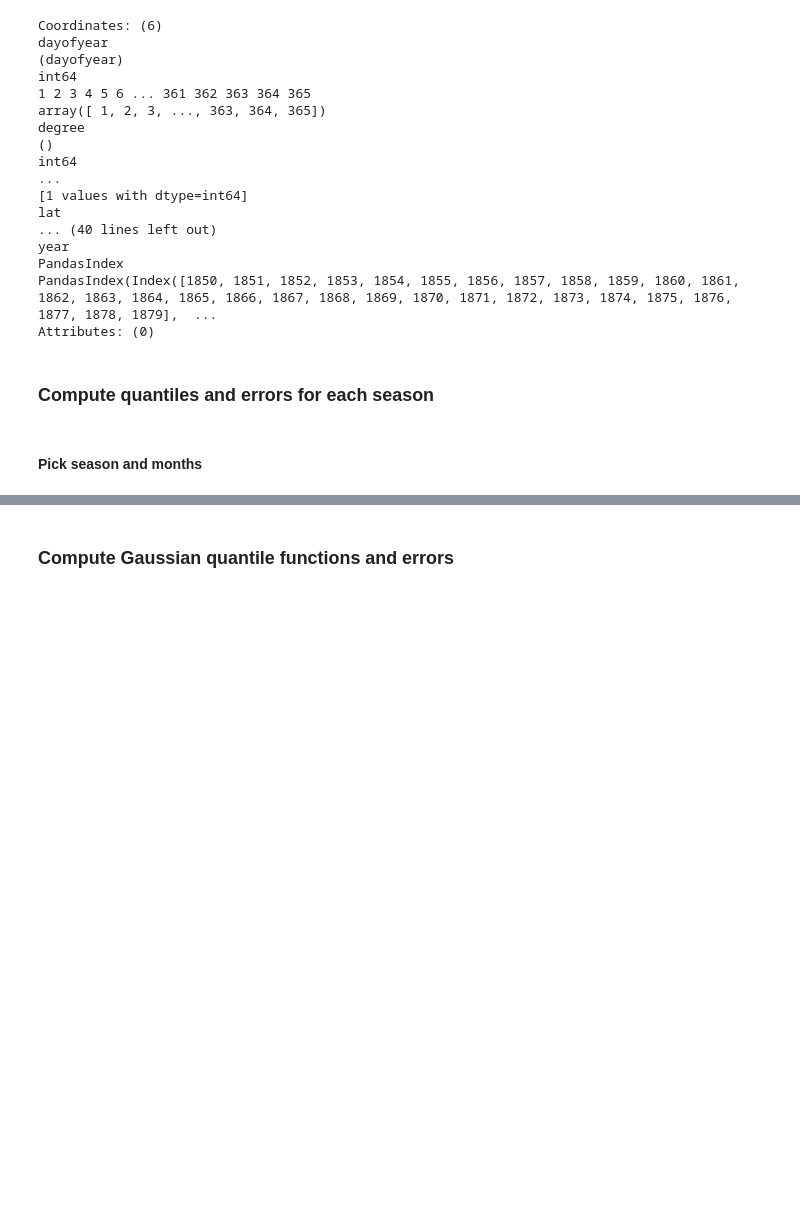
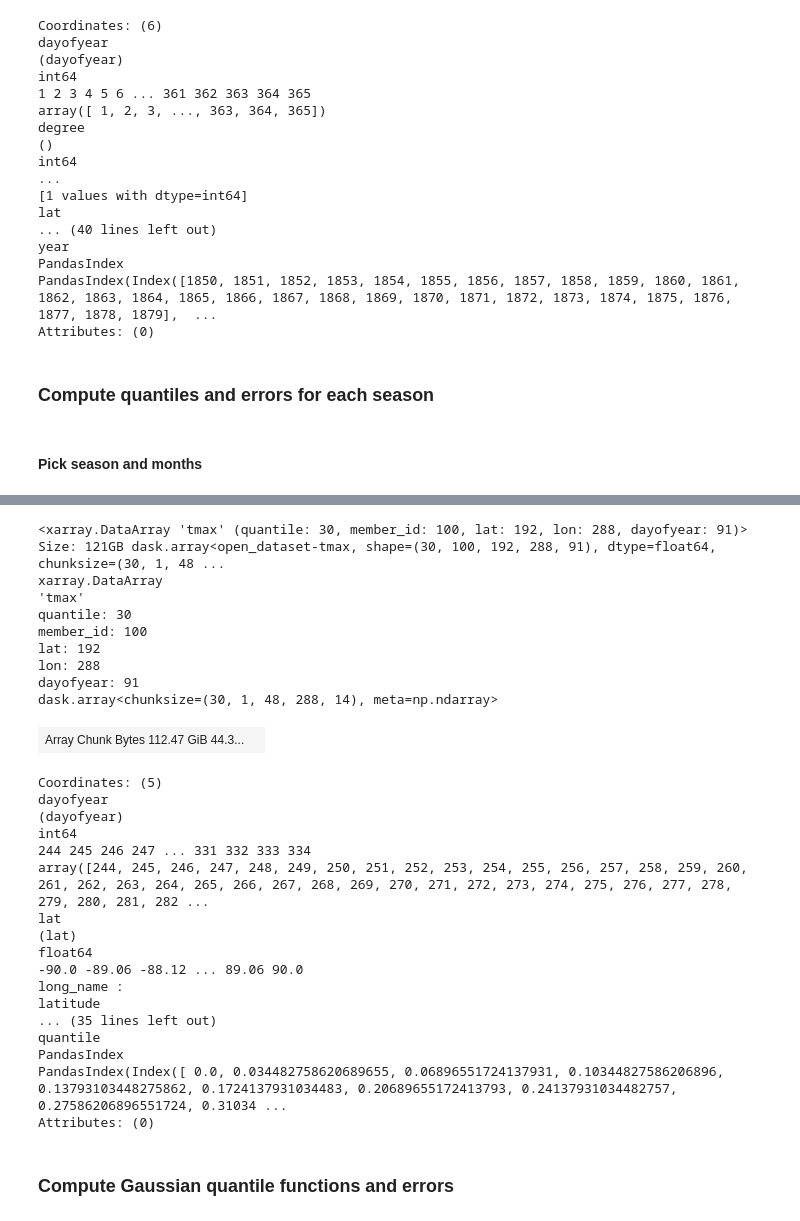
Before and after one commit to hrhampapura/moment_delta_mapping, a Jupyter notebook: notebooks/ncar_casper/04_seasonal_errors.ipynb, the cells around one changed output, grey strips where cells are left out. Cells and saved outputs as stored; diff of their text form; code cells hidden in the pictures; blank space fills up the shorter version.

```diff
--- a/notebooks/ncar_casper/04_seasonal_errors.ipynb
+++ b/notebooks/ncar_casper/04_seasonal_errors.ipynb
@@ -391,10 +419,39 @@ Wall time: 6min 22s
 # %%
 ## Open files
 qmdm_err_season   = xr.open_zarr(folder_path + season+f'_mdm_err_{var_name}.zarr')
 qshift_err_season = xr.open_zarr(folder_path + season+f'_shift_err_{var_name}.zarr')
 #
 qmdm_err_season   = qmdm_err_season[var_name]
 qshift_err_season = qshift_err_season[var_name]
+qshift_err_season
+# %% [output]
+<xarray.DataArray 'tmax' (quantile: 30, member_id: 100, lat: 192, lon: 288, dayofyear: 91)> Size: 121GB dask.array<open_dataset-tmax, shape=(30, 100, 192, 288, 91), dtype=float64, chunksize=(30, 1, 48 ...
+xarray.DataArray
+'tmax'
+quantile: 30
+member_id: 100
+lat: 192
+lon: 288
+dayofyear: 91
+dask.array<chunksize=(30, 1, 48, 288, 14), meta=np.ndarray>
+| Array Chunk Bytes 112.47 GiB 44.3... |  |
+Coordinates: (5)
+dayofyear
+(dayofyear)
+int64
+244 245 246 247 ... 331 332 333 334
+array([244, 245, 246, 247, 248, 249, 250, 251, 252, 253, 254, 255, 256, 257, 258, 259, 260, 261, 262, 263, 264, 265, 266, 267, 268, 269, 270, 271, 272, 273, 274, 275, 276, 277, 278, 279, 280, 281, 282 ...
+lat
+(lat)
+float64
+-90.0 -89.06 -88.12 ... 89.06 90.0
+long_name :
+latitude
+... (35 lines left out)
+quantile
+PandasIndex
+PandasIndex(Index([ 0.0, 0.034482758620689655, 0.06896551724137931, 0.10344827586206896, 0.13793103448275862, 0.1724137931034483, 0.20689655172413793, 0.24137931034482757, 0.27586206896551724, 0.31034 ...
+Attributes: (0)
 # %%
 # qshift_err_season.sel(lat=LAT,lon=LON,method='nearest').sel(member=0,dayofyear=1).values
 # %% [markdown]
```
Also changed, not shown: parts of 19 cells of this notebook, 5 other files.
